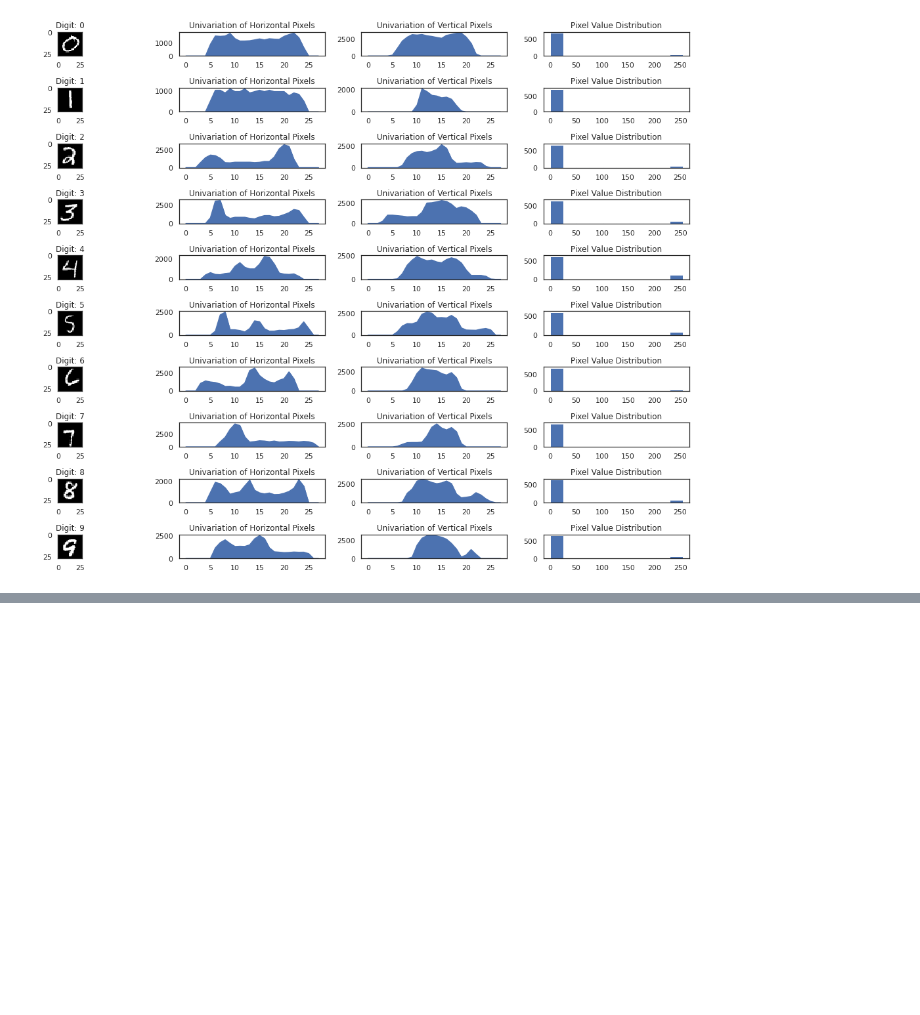
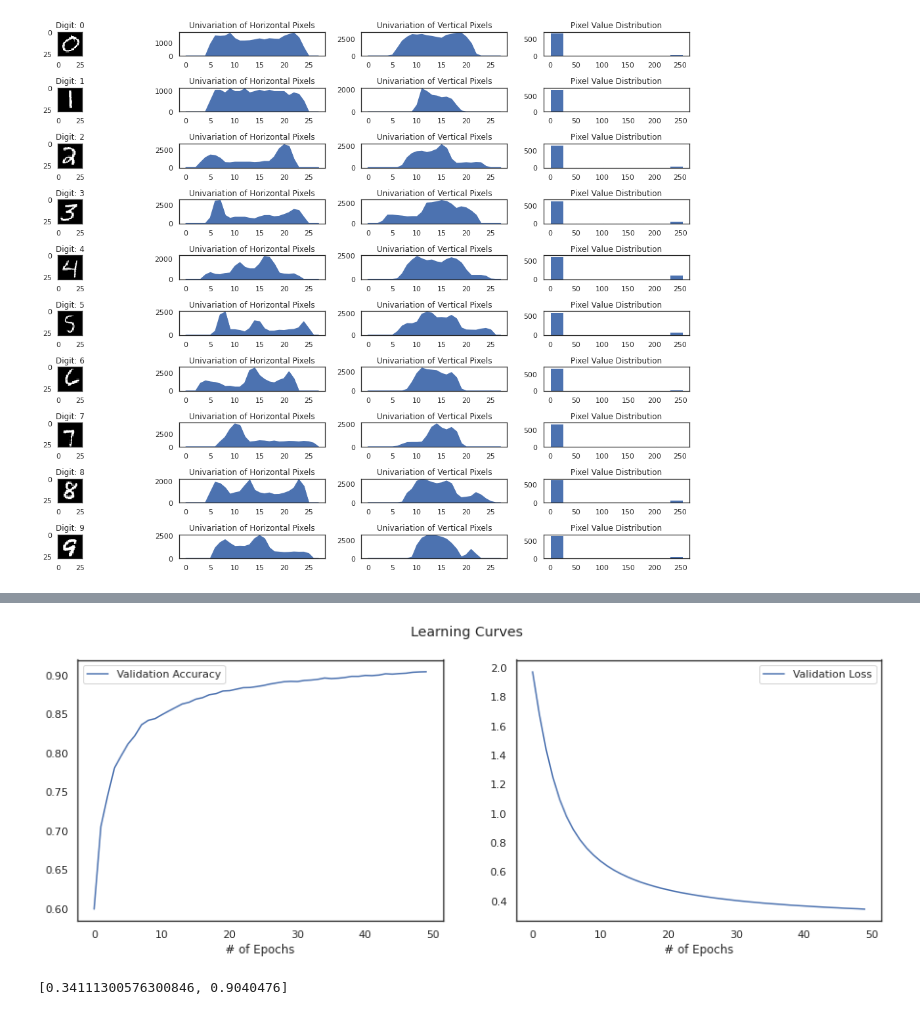
Before and after one commit to debsa2000/EED380_AppliedDeepLearning, a Jupyter notebook: Assignment1.ipynb, the cells around one changed output, grey strips where cells are left out. Saved outputs shown, nothing was run; the diff lists cells and outputs as text; code cells hidden in the pictures; blank space fills up the shorter version.

```diff
--- a/Assignment1.ipynb
+++ b/Assignment1.ipynb
@@ -288,0 +239,21 @@ optimizer = RMSprop(lr=0.001, rho=0.9, epsilon=1e-08, decay=0.0)
+# %%
+val_loss = history_simple.history["val_loss"]
+val_accuracy = history_simple.history["val_acc"]
+
+fig, ax = plt.subplots(1, 2, figsize=(15, 5))
+
+sns.lineplot(x=range(0,len(val_accuracy)), y=val_accuracy, ax=ax[0], label="Validation Accuracy")
+sns.lineplot(x=range(0,len(val_loss)), y=val_loss, ax=ax[1], label="Validation Loss")
+
+ax[0].set_xlabel("# of Epochs")
+ax[1].set_xlabel("# of Epochs")
+
+plt.suptitle("Learning Curves")
+plt.show()
+# %% [output]
+[figure, added]
+# %%
+#Print loss and accuracy
+model_simple.evaluate(X_val, Y_val)
+# %% [output]
+[0.34111300576300846, 0.9040476]
```
Also changed, not shown: parts of 107 cells of this notebook.
